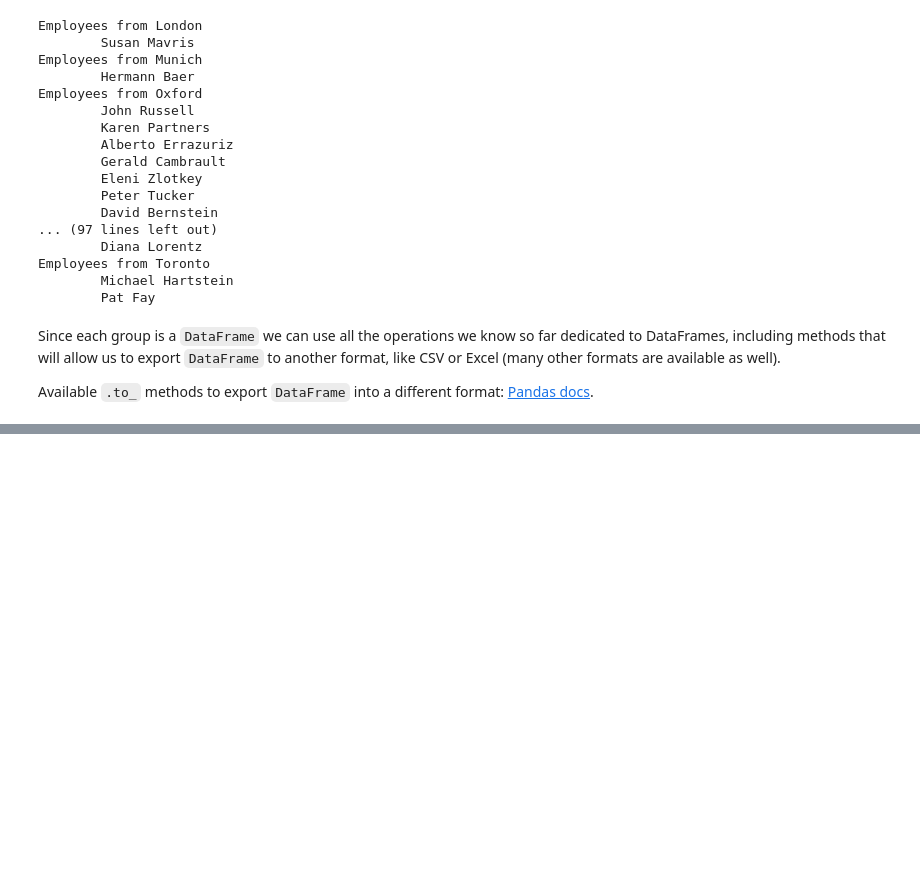
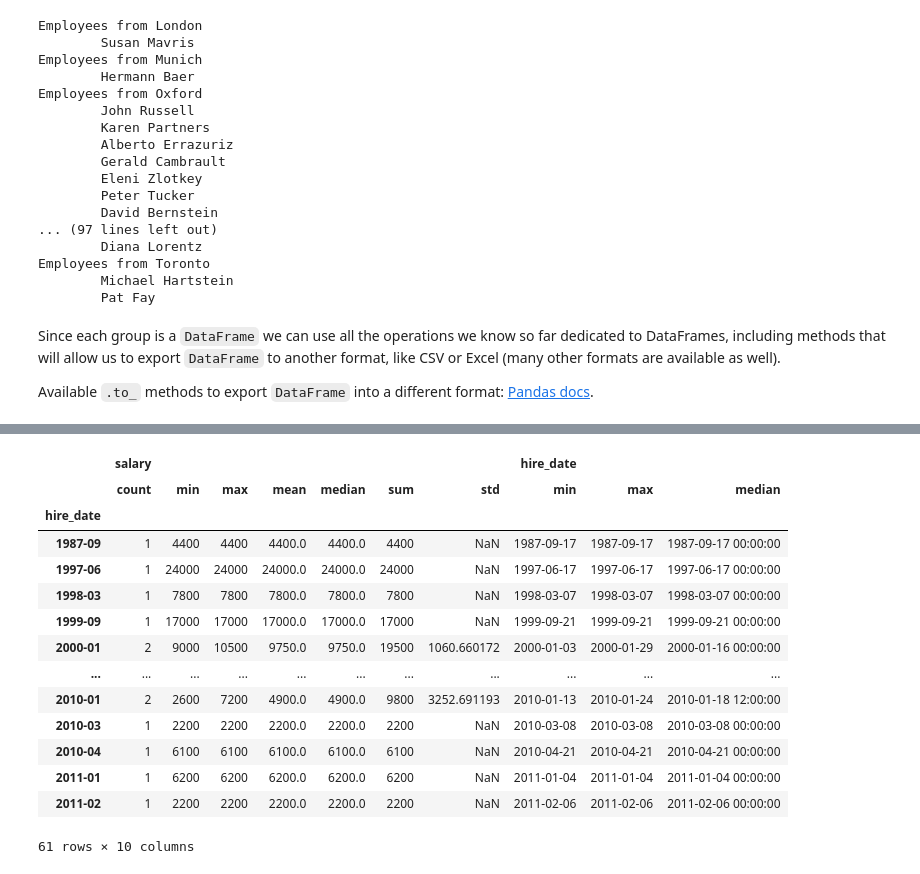
Before and after one commit to alx2202/DataAnalysis, a Jupyter notebook: Day15/groupping_and_aggregation.ipynb, the cells around one changed output, grey strips where cells are left out. Cells and saved outputs as stored; diff of their text form; code cells hidden in the pictures; blank space fills up the shorter version.

```diff
--- a/Day15/groupping_and_aggregation.ipynb
+++ b/Day15/groupping_and_aggregation.ipynb
@@ -194,0 +254,21 @@ for city, group in groups:
+# %%
+emps.groupby(emps.hire_date.dt.strftime('%Y-%m')).agg({
+    'salary': ['count', min, max, 'mean', 'median', 'sum', 'std'],
+    'hire_date': [min, max, 'median']
+})
+# %% [output]
+|  | salary |  |  |  |  |  |  | hire_date |  |  |
+|  | count | min | max | mean | median | sum | std | min | max | median |
+| hire_date |  |  |  |  |  |  |  |  |  |  |
+| 1987-09 | 1 | 4400 | 4400 | 4400.0 | 4400.0 | 4400 | NaN | 1987-09-17 | 1987-09-17 | 1987-09-17 00:00:00 |
+| 1997-06 | 1 | 24000 | 24000 | 24000.0 | 24000.0 | 24000 | NaN | 1997-06-17 | 1997-06-17 | 1997-06-17 00:00:00 |
+| 1998-03 | 1 | 7800 | 7800 | 7800.0 | 7800.0 | 7800 | NaN | 1998-03-07 | 1998-03-07 | 1998-03-07 00:00:00 |
+| 1999-09 | 1 | 17000 | 17000 | 17000.0 | 17000.0 | 17000 | NaN | 1999-09-21 | 1999-09-21 | 1999-09-21 00:00:00 |
+| 2000-01 | 2 | 9000 | 10500 | 9750.0 | 9750.0 | 19500 | 1060.660172 | 2000-01-03 | 2000-01-29 | 2000-01-16 00:00:00 |
+| ... | ... | ... | ... | ... | ... | ... | ... | ... | ... | ... |
+| 2010-01 | 2 | 2600 | 7200 | 4900.0 | 4900.0 | 9800 | 3252.691193 | 2010-01-13 | 2010-01-24 | 2010-01-18 12:00:00 |
+| 2010-03 | 1 | 2200 | 2200 | 2200.0 | 2200.0 | 2200 | NaN | 2010-03-08 | 2010-03-08 | 2010-03-08 00:00:00 |
+| 2010-04 | 1 | 6100 | 6100 | 6100.0 | 6100.0 | 6100 | NaN | 2010-04-21 | 2010-04-21 | 2010-04-21 00:00:00 |
+| 2011-01 | 1 | 6200 | 6200 | 6200.0 | 6200.0 | 6200 | NaN | 2011-01-04 | 2011-01-04 | 2011-01-04 00:00:00 |
+| 2011-02 | 1 | 2200 | 2200 | 2200.0 | 2200.0 | 2200 | NaN | 2011-02-06 | 2011-02-06 | 2011-02-06 00:00:00 |
+61 rows × 10 columns
```
Also changed, not shown: parts of 17 cells of this notebook.
